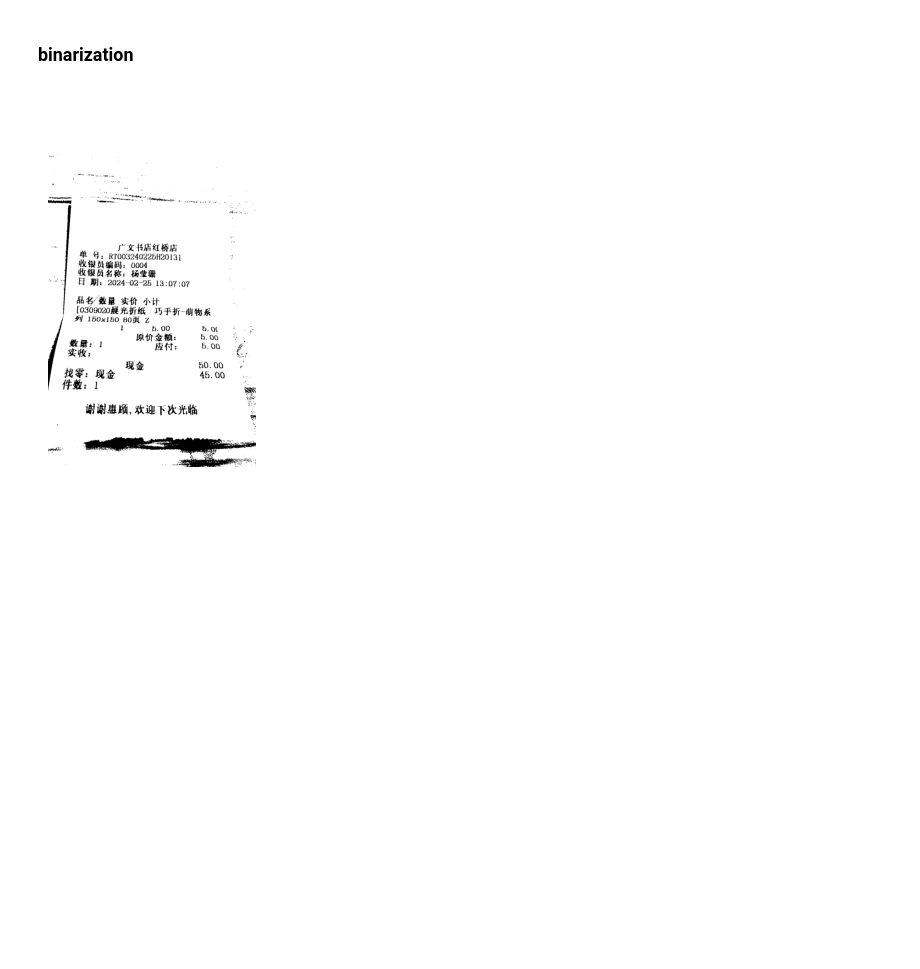
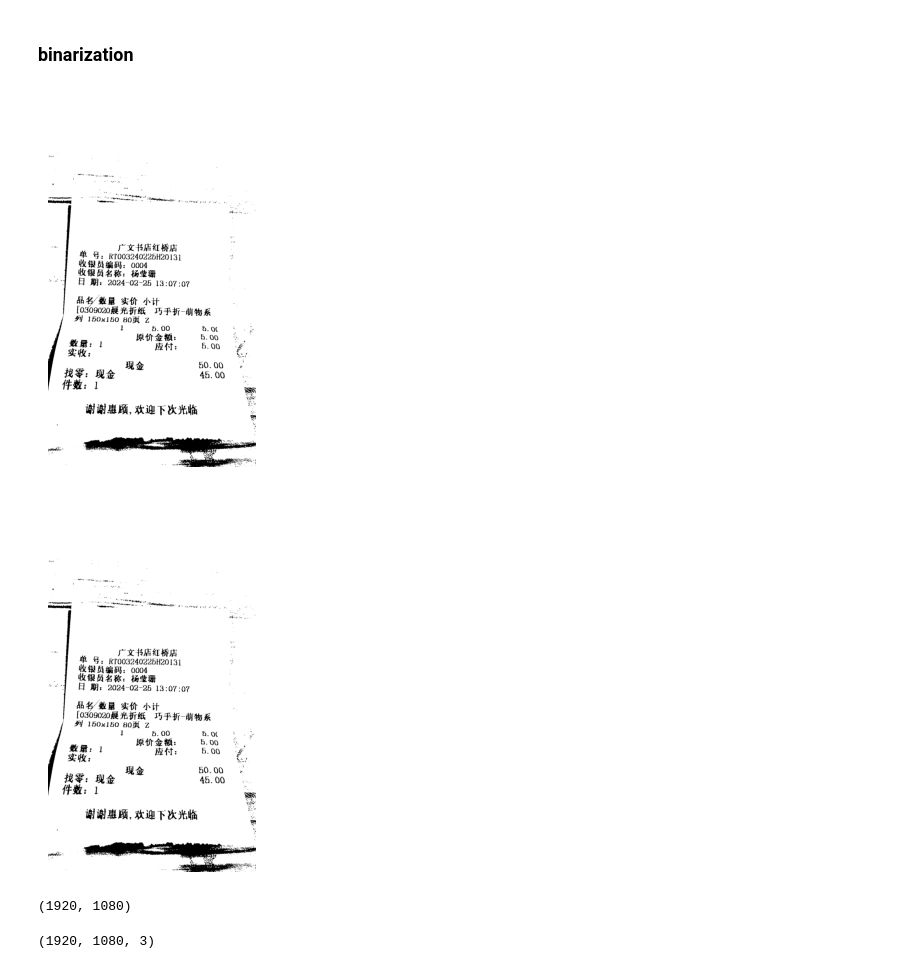
Before and after one commit to kkyungyoon/level2-cv-datacentric-cv-01, a Jupyter notebook: aug_kkyung.ipynb, the cells around one changed output. Cells and saved outputs as stored; diff of their text form; code cells hidden in the pictures; blank space fills up the shorter version.

```diff
--- a/aug_kkyung.ipynb
+++ b/aug_kkyung.ipynb
@@ -85,18 +85,33 @@ plt.show()
 # %%
 import cv2
 import matplotlib.pyplot as plt
+import numpy as np
 
 image_path = '/data/ephemeral/home/level2-cv-datacentric-cv-01/data/chinese_receipt/img/train/extractor.zh.in_house.appen_000008_page0001.jpg'  # 불러올 이미지 경로
 image = cv2.imread(image_path)
 
 image = cv2.cvtColor(image, cv2.COLOR_BGR2RGB)
 
 gray_image = cv2.cvtColor(image, cv2.COLOR_RGB2GRAY)
 
 _, binary_image = cv2.threshold(gray_image, 127, 255, cv2.THRESH_BINARY)
+image = np.stack([binary_image] * 3, axis=-1)
 
 plt.imshow(binary_image, cmap='gray')
 plt.axis('off')
 plt.show()
+
+plt.imshow(image)
+plt.axis('off')
+plt.show()
 # %% [output]
 [figure]
+[figure, added]
+# %%
+binary_image.shape
+# %% [output]
+(1920, 1080)
+# %%
+image.shape
+# %% [output]
+(1920, 1080, 3)
```
Also changed, not shown: 1 other file.
